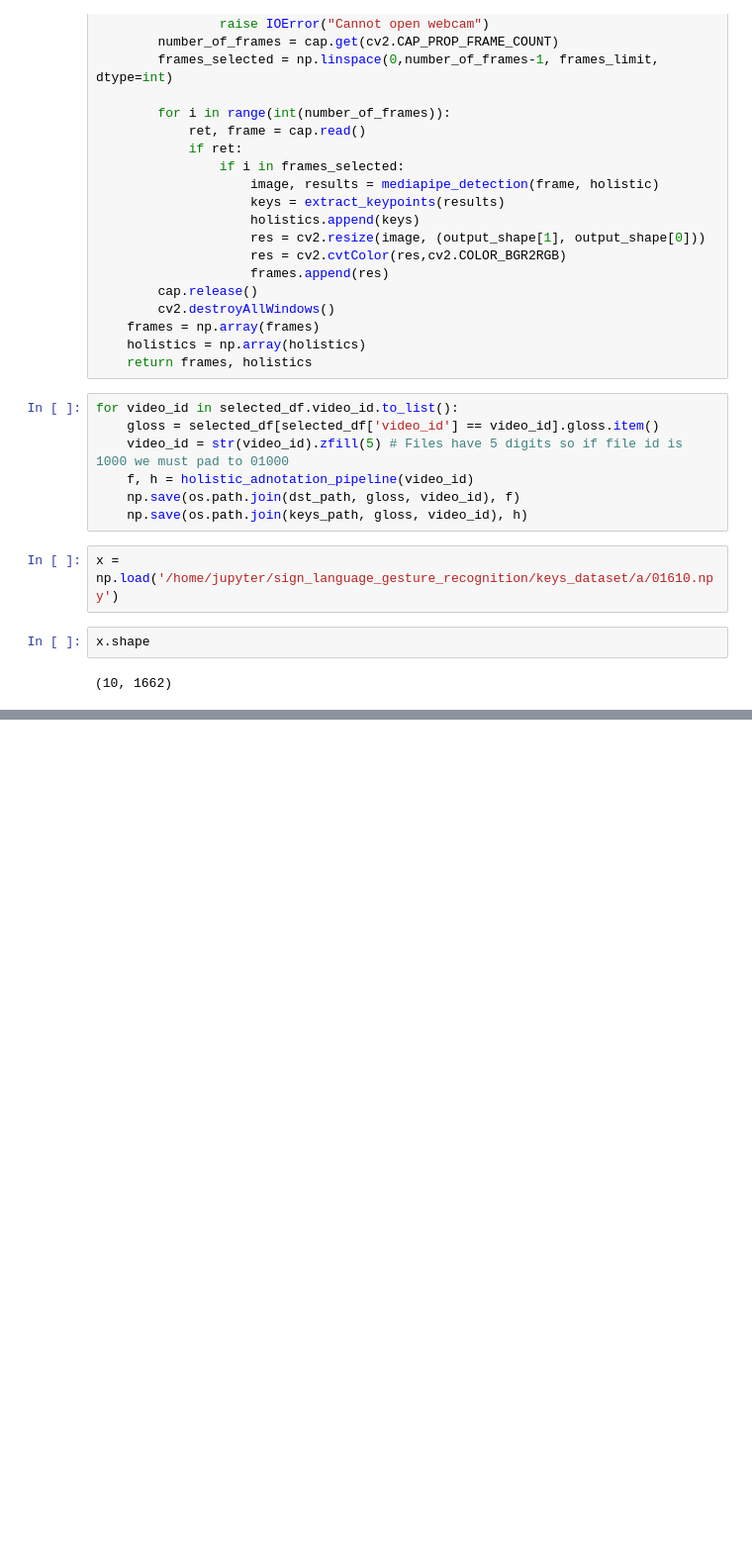
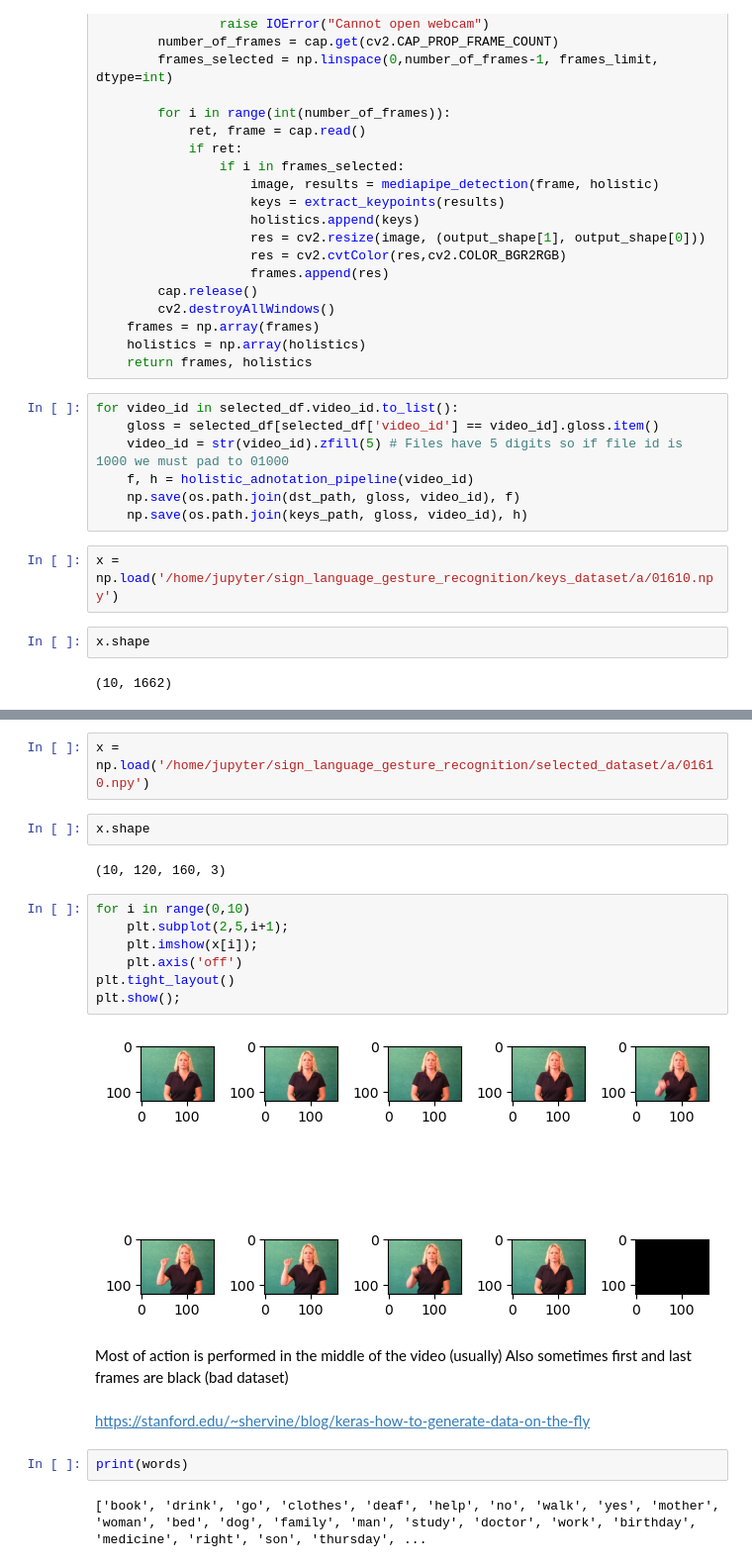
Before and after one commit to WojciechMojsiejuk/sign_language_gesture_recognition, a Jupyter notebook: asl_gesture_recognition.ipynb, the cells around one changed output, grey strips where cells are left out. Shown at 99% size. Cells and saved outputs as stored; diff of their text form; blank space fills up the shorter version.

```diff
--- a/asl_gesture_recognition.ipynb
+++ b/asl_gesture_recognition.ipynb
@@ -838,0 +859,24 @@ x.shape
+# %%
+x = np.load('/home/jupyter/sign_language_gesture_recognition/selected_dataset/a/01610.npy')
+# %%
+x.shape
+# %% [output]
+(10, 120, 160, 3)
+# %%
+for i in range(0,10)
+    plt.subplot(2,5,i+1);
+    plt.imshow(x[i]);
+    plt.axis('off')
+plt.tight_layout()
+plt.show();
+# %% [output]
+[figure, added]
+# %% [markdown]
+Most of action is performed in the middle of the video (usually)
+Also sometimes first and last frames are black (bad dataset)
+# %% [markdown]
+https://stanford.edu/~shervine/blog/keras-how-to-generate-data-on-the-fly
+# %%
+print(words)
+# %% [output]
+['book', 'drink', 'go', 'clothes', 'deaf', 'help', 'no', 'walk', 'yes', 'mother', 'woman', 'bed', 'dog', 'family', 'man', 'study', 'doctor', 'work', 'birthday', 'medicine', 'right', 'son', 'thursday', ...
```
Also changed, not shown: parts of 10 cells of this notebook.
